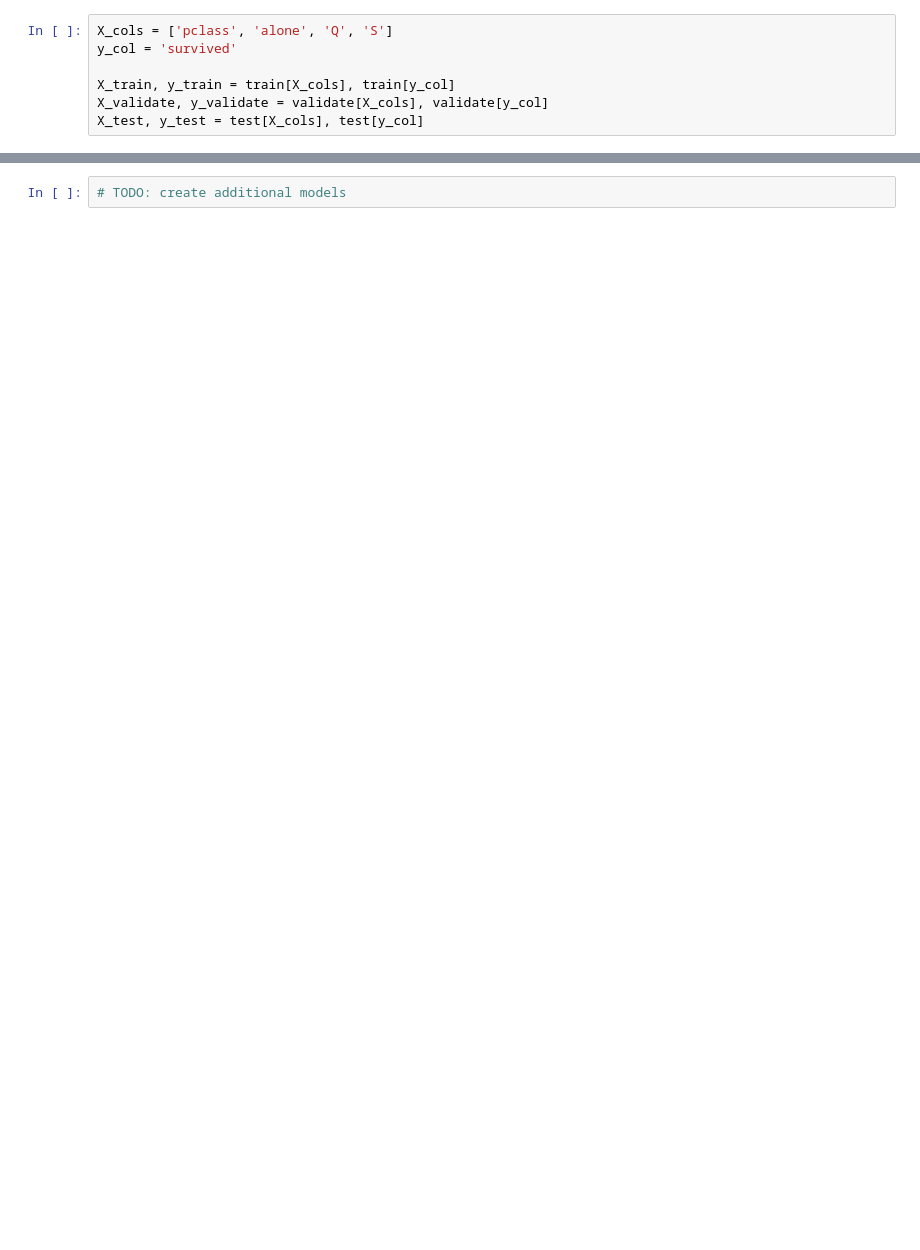
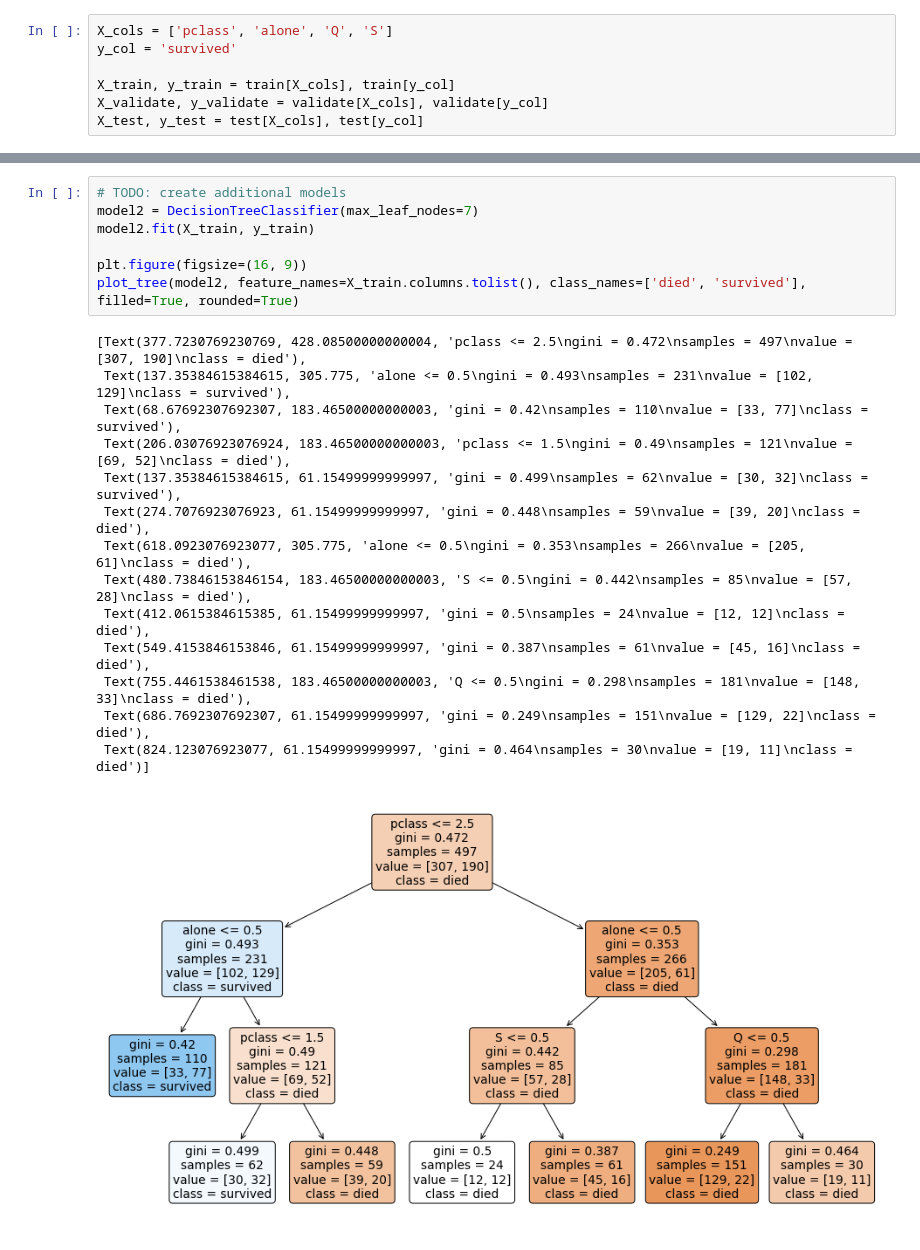
Before and after one commit to CodeupClassroom/florence-classification-exercises, a Jupyter notebook: decision_tree_lesson.ipynb, the cells around one changed output, grey strips where cells are left out. Saved outputs shown, nothing was run; the diff lists cells and outputs as text; blank space fills up the shorter version.

```diff
--- a/decision_tree_lesson.ipynb
+++ b/decision_tree_lesson.ipynb
@@ -68,2 +145,22 @@ print(f'validate score: {model1.score(X_validate, y_validate):.2%}')
 # %%
 # TODO: create additional models
+model2 = DecisionTreeClassifier(max_leaf_nodes=7)
+model2.fit(X_train, y_train)
+
+plt.figure(figsize=(16, 9))
+plot_tree(model2, feature_names=X_train.columns.tolist(), class_names=['died', 'survived'], filled=True, rounded=True)
+# %% [output]
+[Text(377.7230769230769, 428.08500000000004, 'pclass <= 2.5\ngini = 0.472\nsamples = 497\nvalue = [307, 190]\nclass = died'),
+ Text(137.35384615384615, 305.775, 'alone <= 0.5\ngini = 0.493\nsamples = 231\nvalue = [102, 129]\nclass = survived'),
+ Text(68.67692307692307, 183.46500000000003, 'gini = 0.42\nsamples = 110\nvalue = [33, 77]\nclass = survived'),
+ Text(206.03076923076924, 183.46500000000003, 'pclass <= 1.5\ngini = 0.49\nsamples = 121\nvalue = [69, 52]\nclass = died'),
+ Text(137.35384615384615, 61.15499999999997, 'gini = 0.499\nsamples = 62\nvalue = [30, 32]\nclass = survived'),
+ Text(274.7076923076923, 61.15499999999997, 'gini = 0.448\nsamples = 59\nvalue = [39, 20]\nclass = died'),
+ Text(618.0923076923077, 305.775, 'alone <= 0.5\ngini = 0.353\nsamples = 266\nvalue = [205, 61]\nclass = died'),
+ Text(480.73846153846154, 183.46500000000003, 'S <= 0.5\ngini = 0.442\nsamples = 85\nvalue = [57, 28]\nclass = died'),
+ Text(412.0615384615385, 61.15499999999997, 'gini = 0.5\nsamples = 24\nvalue = [12, 12]\nclass = died'),
+ Text(549.4153846153846, 61.15499999999997, 'gini = 0.387\nsamples = 61\nvalue = [45, 16]\nclass = died'),
+ Text(755.4461538461538, 183.46500000000003, 'Q <= 0.5\ngini = 0.298\nsamples = 181\nvalue = [148, 33]\nclass = died'),
+ Text(686.7692307692307, 61.15499999999997, 'gini = 0.249\nsamples = 151\nvalue = [129, 22]\nclass = died'),
+ Text(824.123076923077, 61.15499999999997, 'gini = 0.464\nsamples = 30\nvalue = [19, 11]\nclass = died')]
+[figure, added]
```
Also changed, not shown: parts of 13 cells of this notebook.
